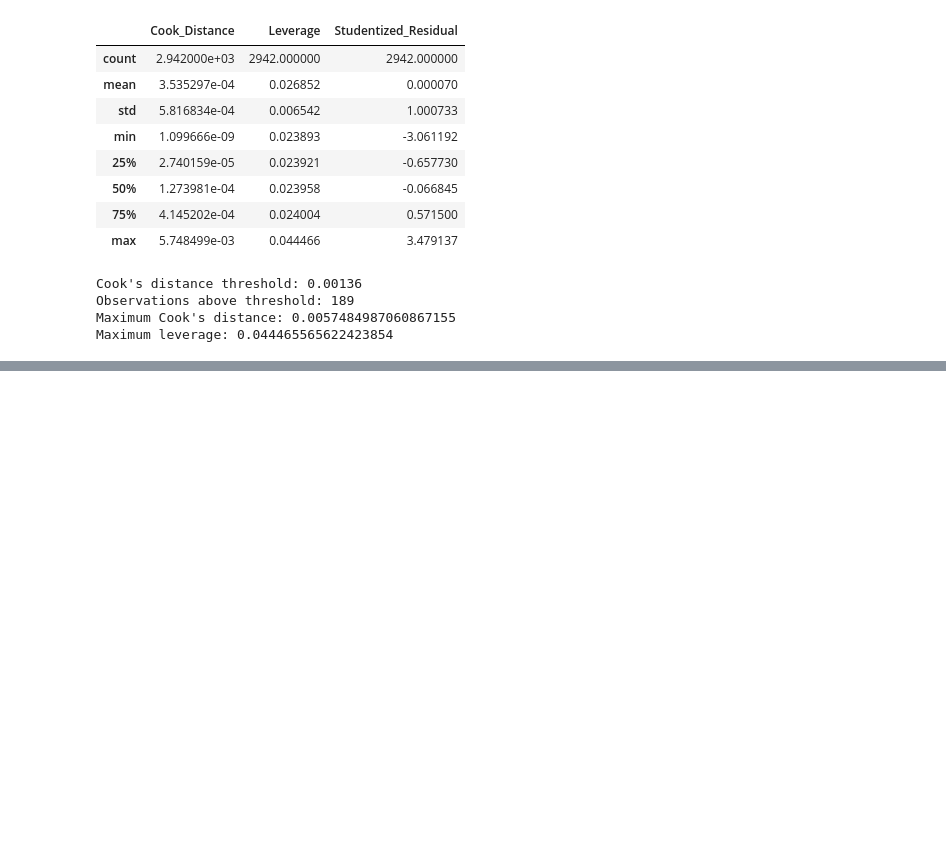
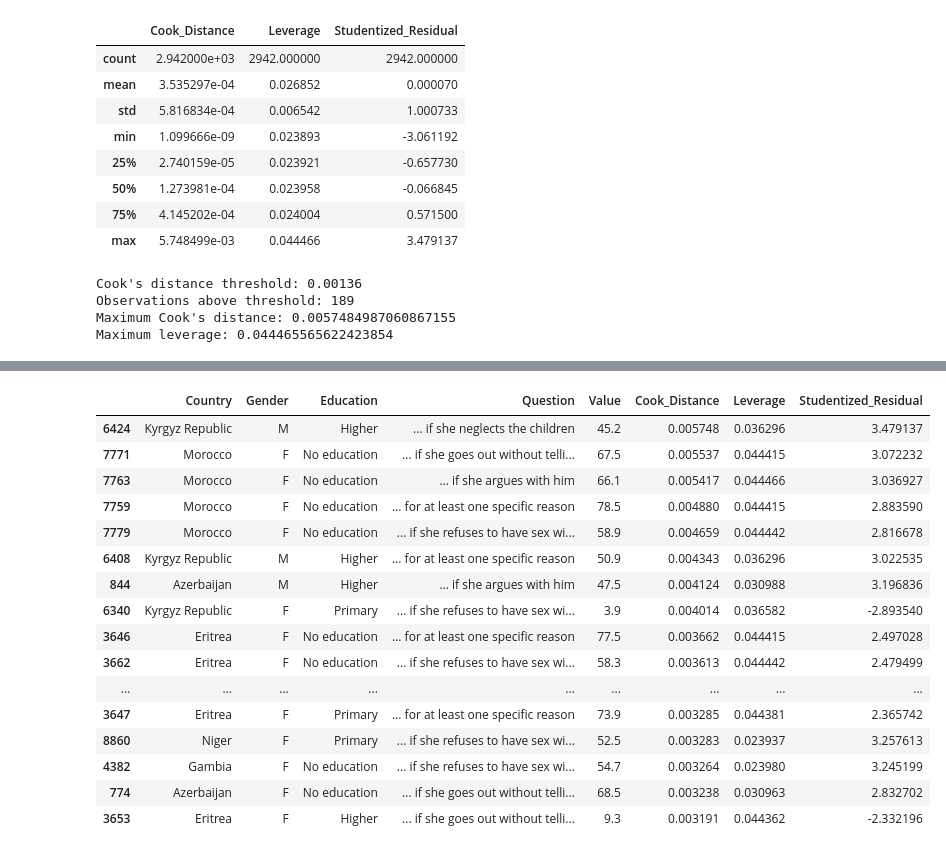
Before and after one commit to Wadhare-Isaac/Understanding-Attitudes-Toward-Violence-Against-Women-and-Girls, a Jupyter notebook: Notebook/Gender Analysis.ipynb, the cells around one changed output, grey strips where cells are left out. Saved outputs shown, nothing was run; the diff lists cells and outputs as text; code cells hidden in the pictures; blank space fills up the shorter version.

```diff
--- a/Notebook/Gender Analysis.ipynb
+++ b/Notebook/Gender Analysis.ipynb
@@ -4099,0 +4260,53 @@ Maximum leverage: 0.044465565622423854
+# %%
+# Identify observations with the largest influence
+
+education_diagnostic_df = education_df.copy()
+
+education_diagnostic_df["Cook_Distance"] = (
+    education_model.get_influence().cooks_distance[0]
+)
+
+education_diagnostic_df["Leverage"] = (
+    education_model.get_influence().hat_matrix_diag
+)
+
+education_diagnostic_df["Studentized_Residual"] = (
+    education_model.get_influence().resid_studentized_external
+)
+
+top_influential = (
+    education_diagnostic_df
+    .sort_values("Cook_Distance", ascending=False)
+    .head(20)
+)
+
+top_influential[
+    [
+        "Country",
+        "Gender",
+        "Education",
+        "Question",
+        "Value",
+        "Cook_Distance",
+        "Leverage",
+        "Studentized_Residual"
+    ]
+]
+# %% [output]
+|  | Country | Gender | Education | Question | Value | Cook_Distance | Leverage | Studentized_Residual |
+| 6424 | Kyrgyz Republic | M | Higher | ... if she neglects the children | 45.2 | 0.005748 | 0.036296 | 3.479137 |
+| 7771 | Morocco | F | No education | ... if she goes out without telli... | 67.5 | 0.005537 | 0.044415 | 3.072232 |
+| 7763 | Morocco | F | No education | ... if she argues with him | 66.1 | 0.005417 | 0.044466 | 3.036927 |
+| 7759 | Morocco | F | No education | ... for at least one specific reason | 78.5 | 0.004880 | 0.044415 | 2.883590 |
+| 7779 | Morocco | F | No education | ... if she refuses to have sex wi... | 58.9 | 0.004659 | 0.044442 | 2.816678 |
+| 6408 | Kyrgyz Republic | M | Higher | ... for at least one specific reason | 50.9 | 0.004343 | 0.036296 | 3.022535 |
+| 844 | Azerbaijan | M | Higher | ... if she argues with him | 47.5 | 0.004124 | 0.030988 | 3.196836 |
+| 6340 | Kyrgyz Republic | F | Primary | ... if she refuses to have sex wi... | 3.9 | 0.004014 | 0.036582 | -2.893540 |
+| 3646 | Eritrea | F | No education | ... for at least one specific reason | 77.5 | 0.003662 | 0.044415 | 2.497028 |
+| 3662 | Eritrea | F | No education | ... if she refuses to have sex wi... | 58.3 | 0.003613 | 0.044442 | 2.479499 |
+| ... | ... | ... | ... | ... | ... | ... | ... | ... |
+| 3647 | Eritrea | F | Primary | ... for at least one specific reason | 73.9 | 0.003285 | 0.044381 | 2.365742 |
+| 8860 | Niger | F | Primary | ... if she refuses to have sex wi... | 52.5 | 0.003283 | 0.023937 | 3.257613 |
+| 4382 | Gambia | F | No education | ... if she refuses to have sex wi... | 54.7 | 0.003264 | 0.023980 | 3.245199 |
+| 774 | Azerbaijan | F | No education | ... if she goes out without telli... | 68.5 | 0.003238 | 0.030963 | 2.832702 |
+| 3653 | Eritrea | F | Higher | ... if she goes out without telli... | 9.3 | 0.003191 | 0.044362 | -2.332196 |
```
Also changed, not shown: parts of 36 cells of this notebook, 3 other files.
